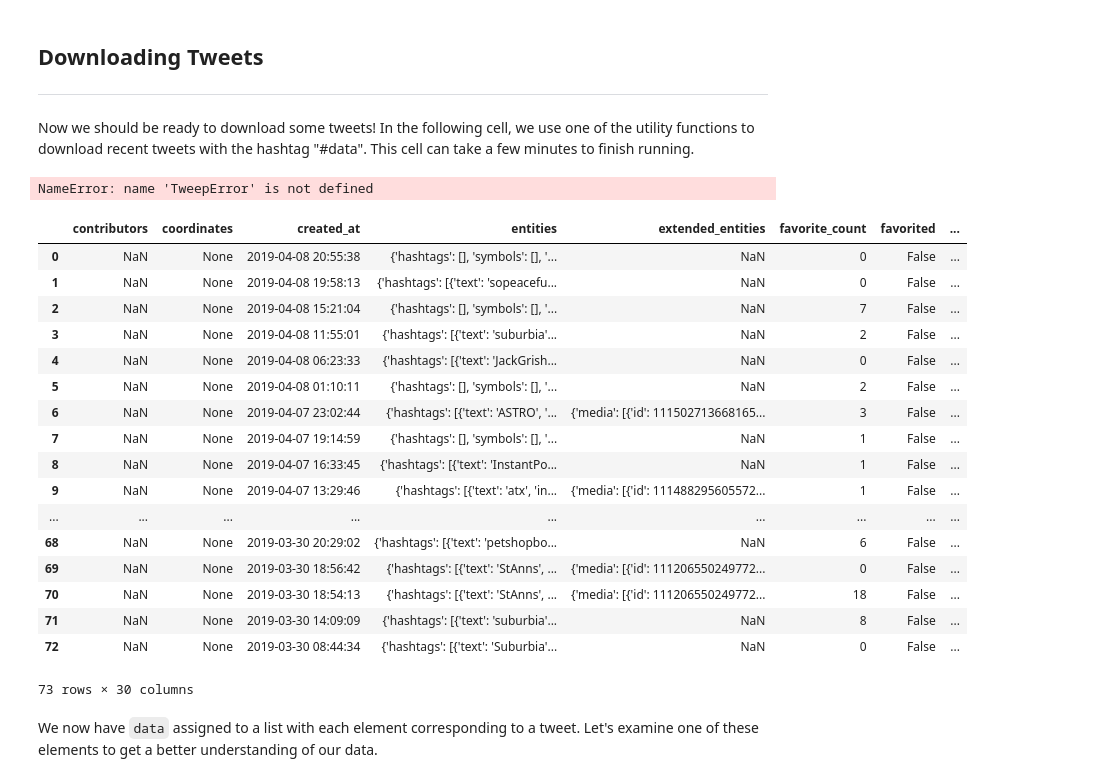
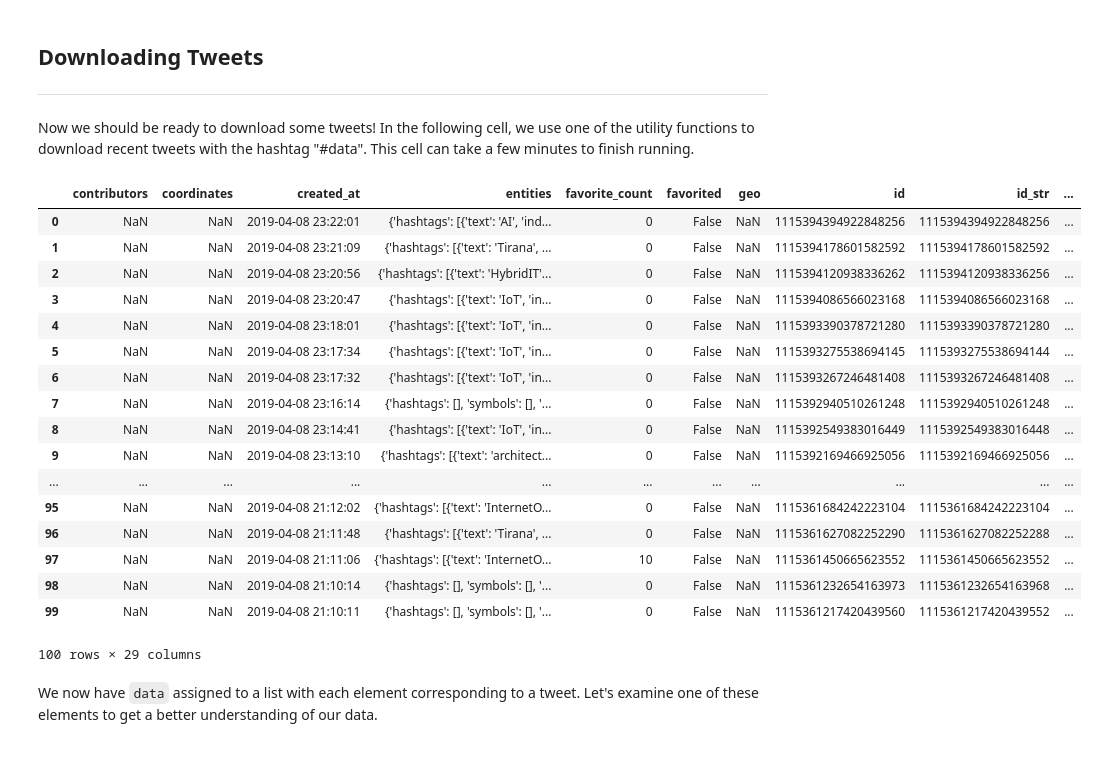
Before and after one commit to ds-modules/CP-101, a Jupyter notebook: lab_8/webscraping_solutions.ipynb, the cells around one changed output. Saved outputs shown, nothing was run; the diff lists cells and outputs as text; code cells hidden in the pictures.

Commit message:
added count to tu, default is 15. added groupby blurb

```diff
--- a/lab_8/webscraping_solutions.ipynb
+++ b/lab_8/webscraping_solutions.ipynb
@@ -74,7 +74,5 @@ If you are getting any errors in this cell, ask a TA for help. If you do not hav
 Now we should be ready to download some tweets! In the following cell, we use one of the utility functions to download recent tweets with the hashtag "#data". This cell can take a few minutes to finish running.
 # %%
 # Note that you do not write the actual hashtag symbol
-data = download_recent_tweets_by_hashtag(hashtag = "accessibility", keys = keys)
+data = download_recent_tweets_by_hashtag(hashtag = "urbanplanning", keys = keys, count = 100)
-# %% [output]
-NameError: name 'TweepError' is not defined
 # %%
@@ -82,26 +80,26 @@ with open('urban_tweets.json', 'w') as fout:
     json.dump(data, fout)
 # %%
-test = pd.read_json('suburbia_tweets.json')
+test = pd.read_json('urbandata_tweets.json')
 test
 # %% [output]
-|  | contributors | coordinates | created_at | entities | extended_entities | favorite_count | favorited | ... |
-| 0 | NaN | None | 2019-04-08 20:55:38 | {'hashtags': [], 'symbols': [], '... | NaN | 0 | False | ... |
-| 1 | NaN | None | 2019-04-08 19:58:13 | {'hashtags': [{'text': 'sopeacefu... | NaN | 0 | False | ... |
-| 2 | NaN | None | 2019-04-08 15:21:04 | {'hashtags': [], 'symbols': [], '... | NaN | 7 | False | ... |
-| 3 | NaN | None | 2019-04-08 11:55:01 | {'hashtags': [{'text': 'suburbia'... | NaN | 2 | False | ... |
-| 4 | NaN | None | 2019-04-08 06:23:33 | {'hashtags': [{'text': 'JackGrish... | NaN | 0 | False | ... |
-| 5 | NaN | None | 2019-04-08 01:10:11 | {'hashtags': [], 'symbols': [], '... | NaN | 2 | False | ... |
-| 6 | NaN | None | 2019-04-07 23:02:44 | {'hashtags': [{'text': 'ASTRO', '... | {'media': [{'id': 111502713668165... | 3 | False | ... |
-| 7 | NaN | None | 2019-04-07 19:14:59 | {'hashtags': [], 'symbols': [], '... | NaN | 1 | False | ... |
-| 8 | NaN | None | 2019-04-07 16:33:45 | {'hashtags': [{'text': 'InstantPo... | NaN | 1 | False | ... |
-| 9 | NaN | None | 2019-04-07 13:29:46 | {'hashtags': [{'text': 'atx', 'in... | {'media': [{'id': 111488295605572... | 1 | False | ... |
-| ... | ... | ... | ... | ... | ... | ... | ... | ... |
-| 68 | NaN | None | 2019-03-30 20:29:02 | {'hashtags': [{'text': 'petshopbo... | NaN | 6 | False | ... |
-| 69 | NaN | None | 2019-03-30 18:56:42 | {'hashtags': [{'text': 'StAnns', ... | {'media': [{'id': 111206550249772... | 0 | False | ... |
-| 70 | NaN | None | 2019-03-30 18:54:13 | {'hashtags': [{'text': 'StAnns', ... | {'media': [{'id': 111206550249772... | 18 | False | ... |
-| 71 | NaN | None | 2019-03-30 14:09:09 | {'hashtags': [{'text': 'suburbia'... | NaN | 8 | False | ... |
-| 72 | NaN | None | 2019-03-30 08:44:34 | {'hashtags': [{'text': 'Suburbia'... | NaN | 0 | False | ... |
+|  | contributors | coordinates | created_at | entities | favorite_count | favorited | geo | id | id_str | ... |
+| 0 | NaN | NaN | 2019-04-08 23:22:01 | {'hashtags': [{'text': 'AI', 'ind... | 0 | False | NaN | 1115394394922848256 | 1115394394922848256 | ... |
+| 1 | NaN | NaN | 2019-04-08 23:21:09 | {'hashtags': [{'text': 'Tirana', ... | 0 | False | NaN | 1115394178601582592 | 1115394178601582592 | ... |
+| 2 | NaN | NaN | 2019-04-08 23:20:56 | {'hashtags': [{'text': 'HybridIT'... | 0 | False | NaN | 1115394120938336262 | 1115394120938336256 | ... |
+| 3 | NaN | NaN | 2019-04-08 23:20:47 | {'hashtags': [{'text': 'IoT', 'in... | 0 | False | NaN | 1115394086566023168 | 1115394086566023168 | ... |
+| 4 | NaN | NaN | 2019-04-08 23:18:01 | {'hashtags': [{'text': 'IoT', 'in... | 0 | False | NaN | 1115393390378721280 | 1115393390378721280 | ... |
+| 5 | NaN | NaN | 2019-04-08 23:17:34 | {'hashtags': [{'text': 'IoT', 'in... | 0 | False | NaN | 1115393275538694145 | 1115393275538694144 | ... |
+| 6 | NaN | NaN | 2019-04-08 23:17:32 | {'hashtags': [{'text': 'IoT', 'in... | 0 | False | NaN | 1115393267246481408 | 1115393267246481408 | ... |
+| 7 | NaN | NaN | 2019-04-08 23:16:14 | {'hashtags': [], 'symbols': [], '... | 0 | False | NaN | 1115392940510261248 | 1115392940510261248 | ... |
+| 8 | NaN | NaN | 2019-04-08 23:14:41 | {'hashtags': [{'text': 'IoT', 'in... | 0 | False | NaN | 1115392549383016449 | 1115392549383016448 | ... |
+| 9 | NaN | NaN | 2019-04-08 23:13:10 | {'hashtags': [{'text': 'architect... | 0 | False | NaN | 1115392169466925056 | 1115392169466925056 | ... |
+| ... | ... | ... | ... | ... | ... | ... | ... | ... | ... | ... |
+| 95 | NaN | NaN | 2019-04-08 21:12:02 | {'hashtags': [{'text': 'InternetO... | 0 | False | NaN | 1115361684242223104 | 1115361684242223104 | ... |
+| 96 | NaN | NaN | 2019-04-08 21:11:48 | {'hashtags': [{'text': 'Tirana', ... | 0 | False | NaN | 1115361627082252290 | 1115361627082252288 | ... |
+| 97 | NaN | NaN | 2019-04-08 21:11:06 | {'hashtags': [{'text': 'InternetO... | 10 | False | NaN | 1115361450665623552 | 1115361450665623552 | ... |
+| 98 | NaN | NaN | 2019-04-08 21:10:14 | {'hashtags': [], 'symbols': [], '... | 0 | False | NaN | 1115361232654163973 | 1115361232654163968 | ... |
+| 99 | NaN | NaN | 2019-04-08 21:10:11 | {'hashtags': [], 'symbols': [], '... | 0 | False | NaN | 1115361217420439560 | 1115361217420439552 | ... |
-73 rows × 30 columns
+100 rows × 29 columns
 # %% [markdown]
 We now have `data` assigned to a list with each element corresponding to a tweet. Let's examine one of these elements to get a better understanding of our data.
 # %%
```
Also changed, not shown: parts of 9 cells of this notebook, 1 other file.
